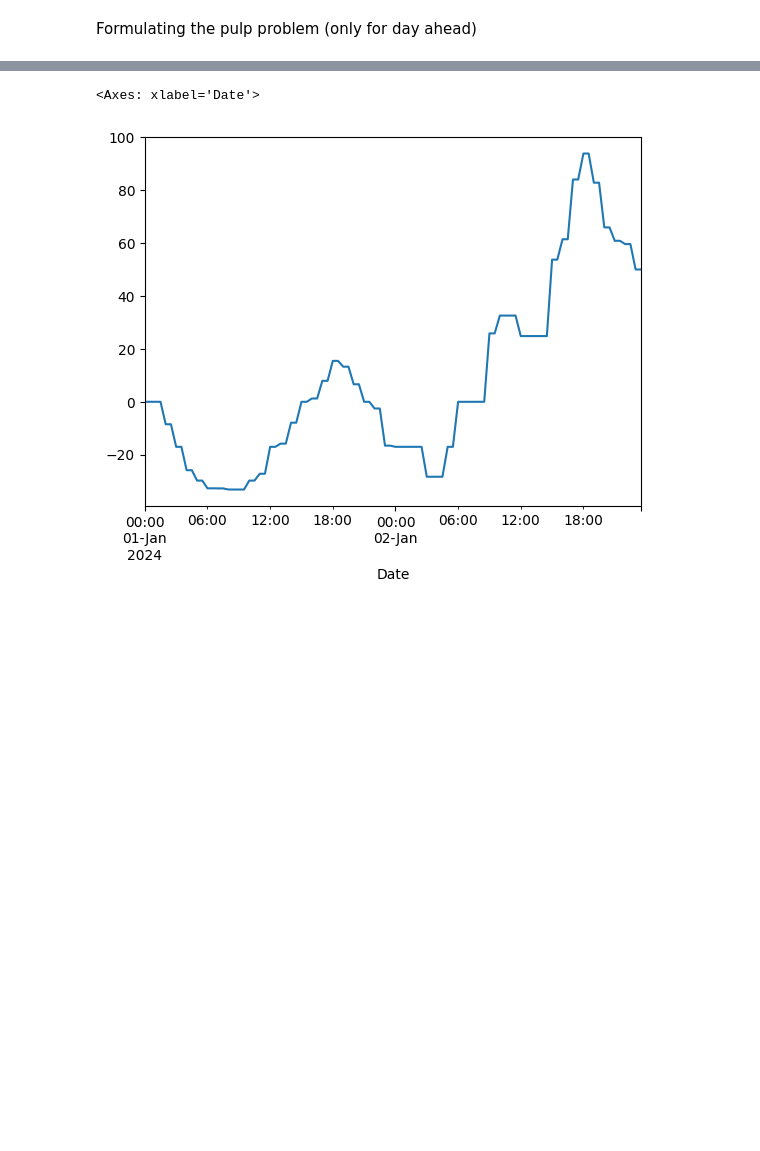
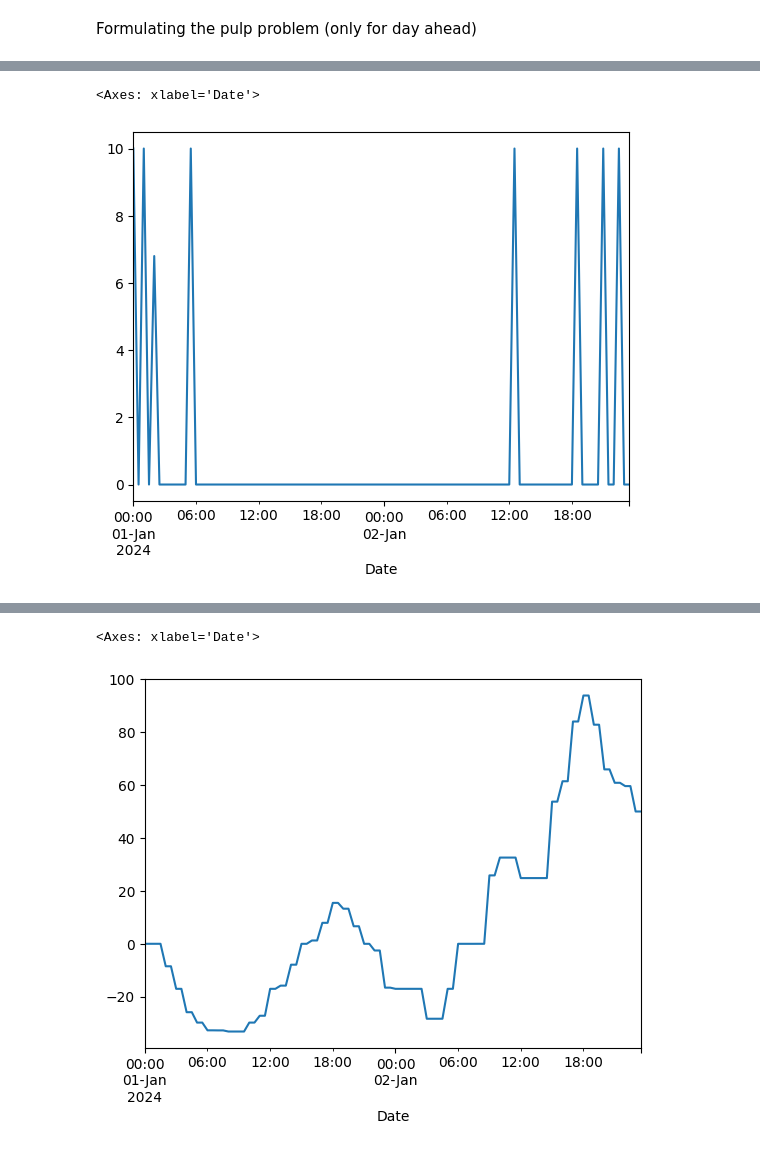
Before and after one commit to RajvirThind/MastersFinalProject, a Jupyter notebook: initial_experimentation.ipynb, the cells around one changed output, grey strips where cells are left out. Cells and saved outputs as stored; diff of their text form; code cells hidden in the pictures; blank space fills up the shorter version.

```diff
--- a/initial_experimentation.ipynb
+++ b/initial_experimentation.ipynb
@@ -125,0 +224,5 @@ results_df.charge.plot()
+# %%
+results_df.Discharge_Intraday.plot()
+# %% [output]
+<Axes: xlabel='Date'>
+[figure, added]
```
Also changed, not shown: parts of 9 cells of this notebook, 22 other files.
